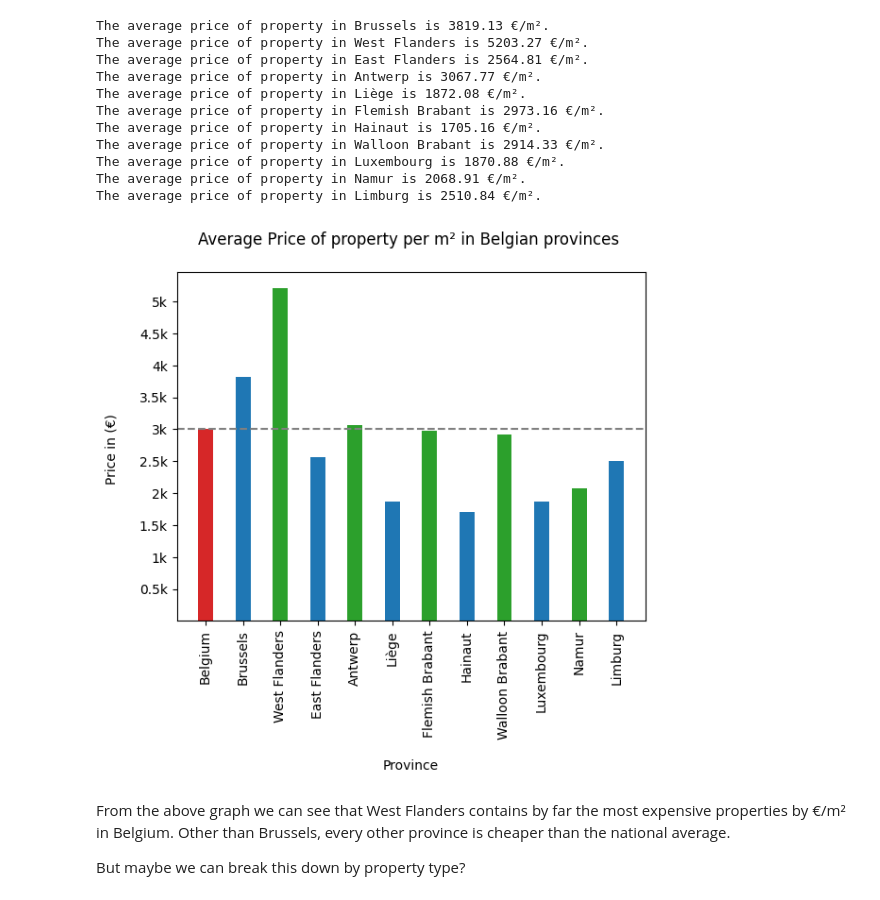
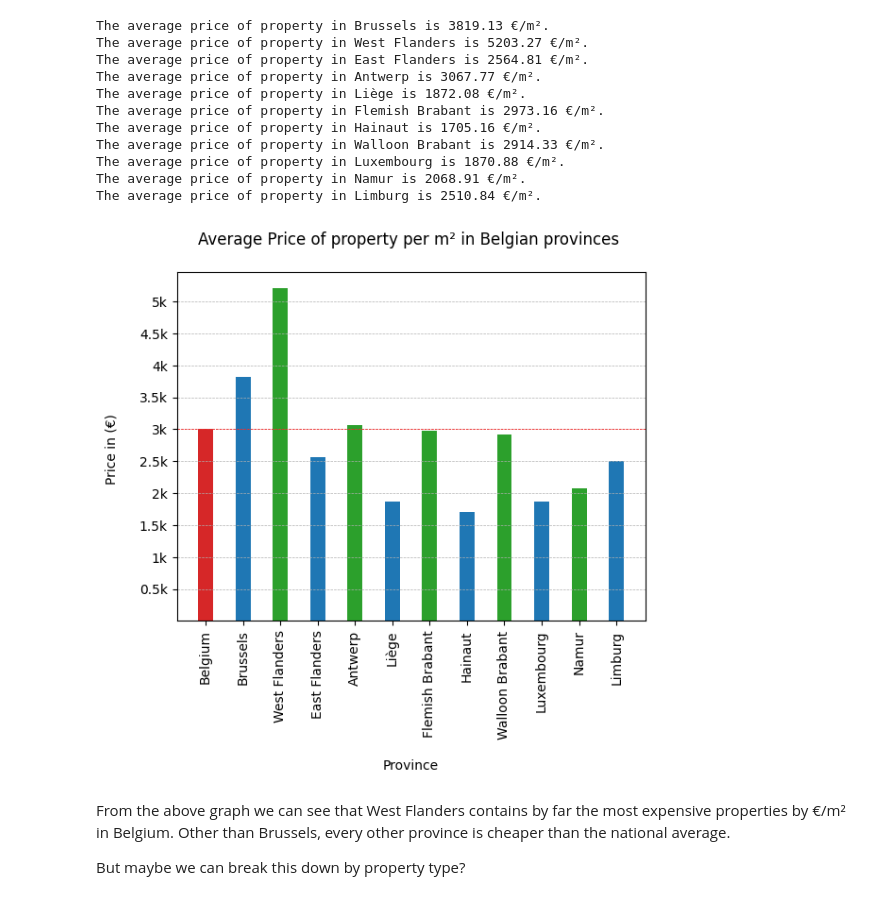
Before and after one commit to ghollingdale/PropertyAnalysisBE, a Jupyter notebook: Data_Analysis.ipynb, the cells around one changed output. Saved outputs shown, nothing was run; the diff lists cells and outputs as text; code cells hidden in the pictures.

```diff
--- a/Data_Analysis.ipynb
+++ b/Data_Analysis.ipynb
@@ -243,26 +243,27 @@ The average price of property in Limburg is 2510.84 €/m².
 # %%
 # Append province price per sqm averages to a list for use in a bar chart
 province_sqm_avgs = []
 for key, value in province_sqms.items():
     try:
         province_sqm_avgs.append(value)
     except:
         pass
 
 # Plot bar chart of average price per sqm per region
 bar_colours2 = ['tab:blue', 'tab:green']
 bar_colours = ['tab:red', *bar_colours2, *bar_colours2, *bar_colours2, *bar_colours2, *bar_colours2, *bar_colours2, ]
 plt.bar(province_names, province_sqm_avgs, width = 0.4, color = bar_colours)
 plt.title('Average Price of property per m² in Belgian provinces \n')
 plt.xlabel('\nProvince')
 plt.ylabel('Price in (€) \n')
 plt.xticks(rotation='vertical')
 first_bar_height = province_sqm_avgs[0]
-plt.axhline(first_bar_height, color='gray', linestyle='--')
+plt.axhline(first_bar_height, color='red', linestyle='--', linewidth=0.5)
 plt.yticks([500, 1000 , 1500 , 2000 , 2500 , 3000, 3500, 4000, 4500, 5000],['0.5k' , '1k', '1.5k', '2k', '2.5k', '3k', '3.5k', '4k', '4.5k', '5k'])
+plt.grid(axis='y', linestyle='--', linewidth=0.5)
 plt.show()
 # %% [output]
-[figure, old version]
+[figure, new version]
 # %% [markdown]
 From the above graph we can see that West Flanders contains by far the most expensive properties by €/m² in Belgium. Other than Brussels, every other province is cheaper than the national average.
 
```
Also changed, not shown: parts of 6 cells of this notebook.
